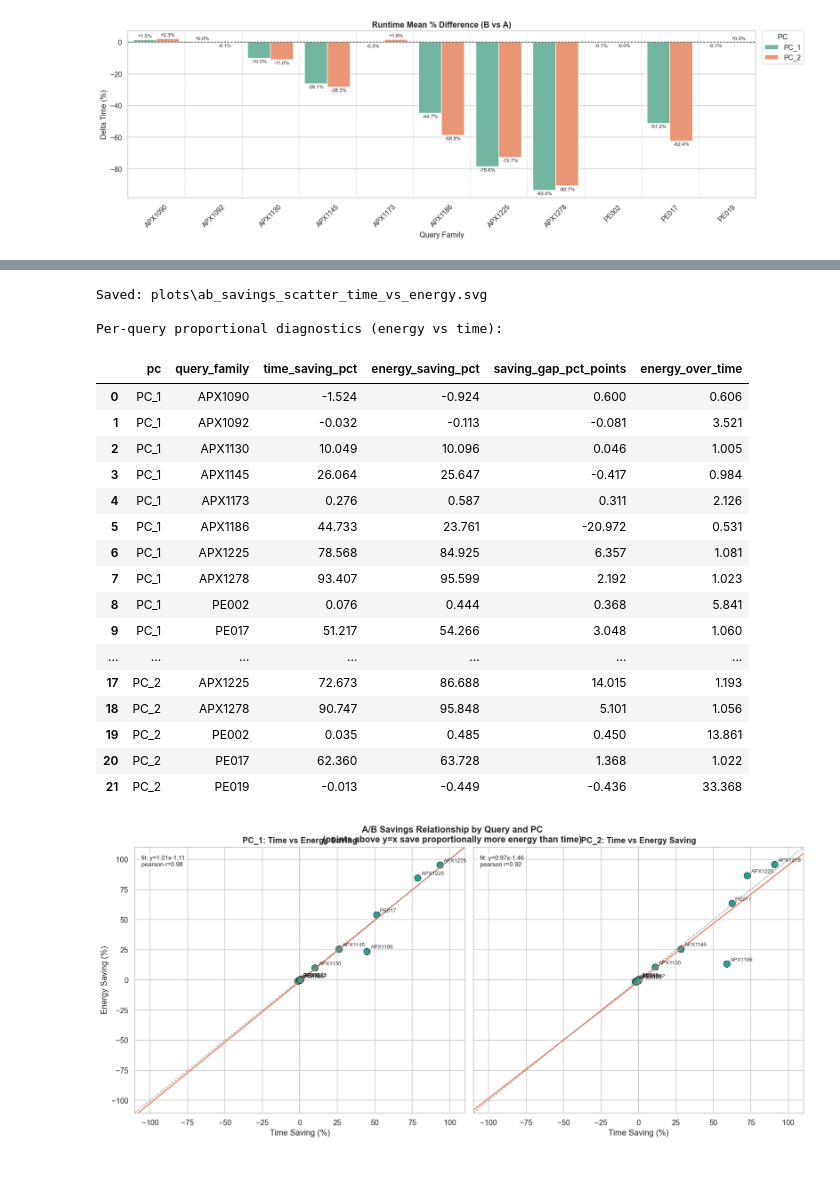
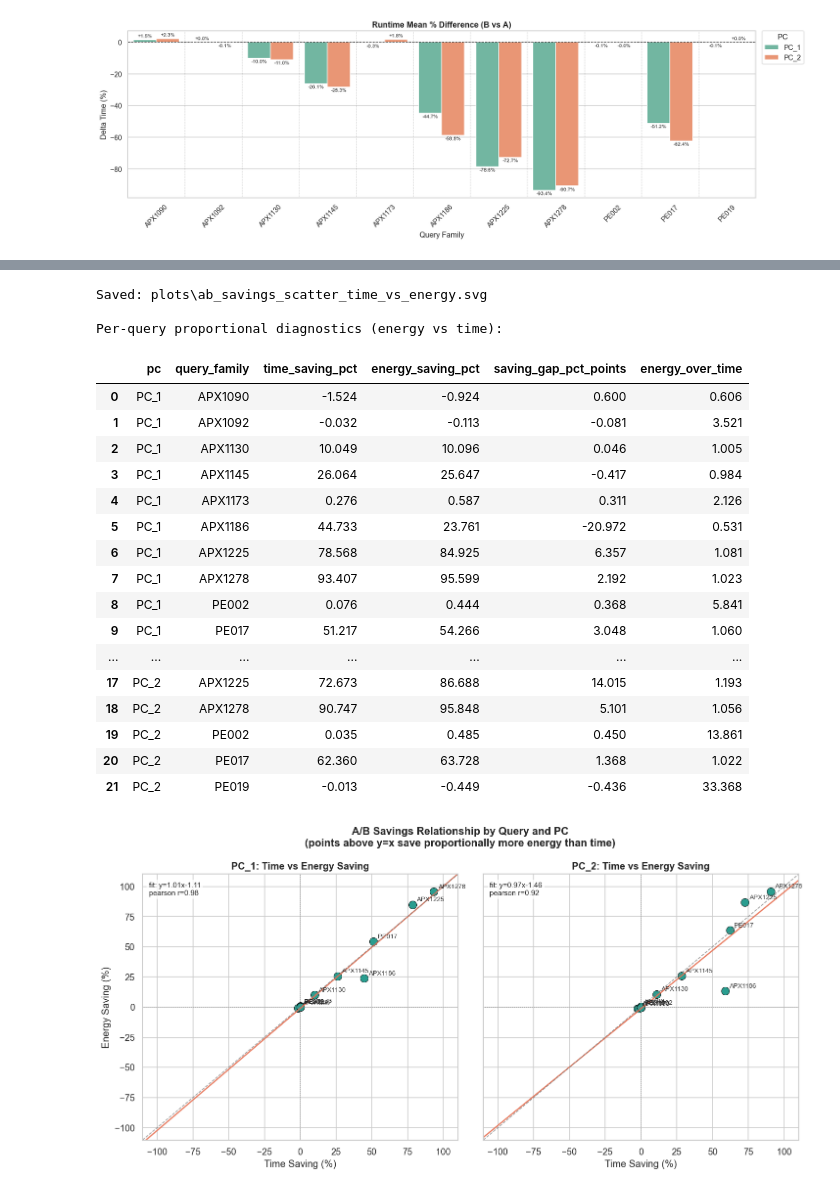
Before and after one commit to mkmason/sql-energy-optimization, a Jupyter notebook: run_analysis.ipynb, the cells around one changed output, grey strips where cells are left out. Drawn from its saved outputs; the diff is of its cells as text; code cells hidden in the pictures.

Commit message:
fixed plot header

```diff
--- a/run_analysis.ipynb
+++ b/run_analysis.ipynb
@@ -1748,7 +1590,7 @@ else:
                 figsize=(7.2 * ncols, 6.2),
                 sharex=True,
                 sharey=True,
-                constrained_layout=True,
+                constrained_layout=False,
             )
             if ncols == 1:
                 axes = [axes]
@@ -1821,12 +1663,13 @@ else:
                 else:
                     ax.set_ylabel("")
 
+            fig.subplots_adjust(top=0.84, wspace=0.08)
             fig.suptitle(
                 "A/B Savings Relationship by Query and PC\n"
                 "(points above y=x save proportionally more energy than time)",
                 fontsize=13,
                 fontweight="bold",
-                y=1.03,
+                y=0.97,
             )
 
             save_dir = Path("plots")
@@ -1846,31 +1689,31 @@ else:
             ]
             print("\nPer-query proportional diagnostics (energy vs time):")
             display(
                 scatter_df[display_cols]
                 .sort_values(["pc", "query_family"])
                 .reset_index(drop=True)
                 .round(3)
             )
             plt.show()
 # %% [output]
 Saved: plots\ab_savings_scatter_time_vs_energy.svg
 
 Per-query proportional diagnostics (energy vs time):
 |  | pc | query_family | time_saving_pct | energy_saving_pct | saving_gap_pct_points | energy_over_time |
 | 0 | PC_1 | APX1090 | -1.524 | -0.924 | 0.600 | 0.606 |
 | 1 | PC_1 | APX1092 | -0.032 | -0.113 | -0.081 | 3.521 |
 | 2 | PC_1 | APX1130 | 10.049 | 10.096 | 0.046 | 1.005 |
 | 3 | PC_1 | APX1145 | 26.064 | 25.647 | -0.417 | 0.984 |
 | 4 | PC_1 | APX1173 | 0.276 | 0.587 | 0.311 | 2.126 |
 | 5 | PC_1 | APX1186 | 44.733 | 23.761 | -20.972 | 0.531 |
 | 6 | PC_1 | APX1225 | 78.568 | 84.925 | 6.357 | 1.081 |
 | 7 | PC_1 | APX1278 | 93.407 | 95.599 | 2.192 | 1.023 |
 | 8 | PC_1 | PE002 | 0.076 | 0.444 | 0.368 | 5.841 |
 | 9 | PC_1 | PE017 | 51.217 | 54.266 | 3.048 | 1.060 |
 | ... | ... | ... | ... | ... | ... | ... |
 | 17 | PC_2 | APX1225 | 72.673 | 86.688 | 14.015 | 1.193 |
 | 18 | PC_2 | APX1278 | 90.747 | 95.848 | 5.101 | 1.056 |
 | 19 | PC_2 | PE002 | 0.035 | 0.485 | 0.450 | 13.861 |
 | 20 | PC_2 | PE017 | 62.360 | 63.728 | 1.368 | 1.022 |
 | 21 | PC_2 | PE019 | -0.013 | -0.449 | -0.436 | 33.368 |
-[figure, old version]
+[figure, new version]
```
Also changed, not shown: parts of 1 cell of this notebook, 1 other file.
